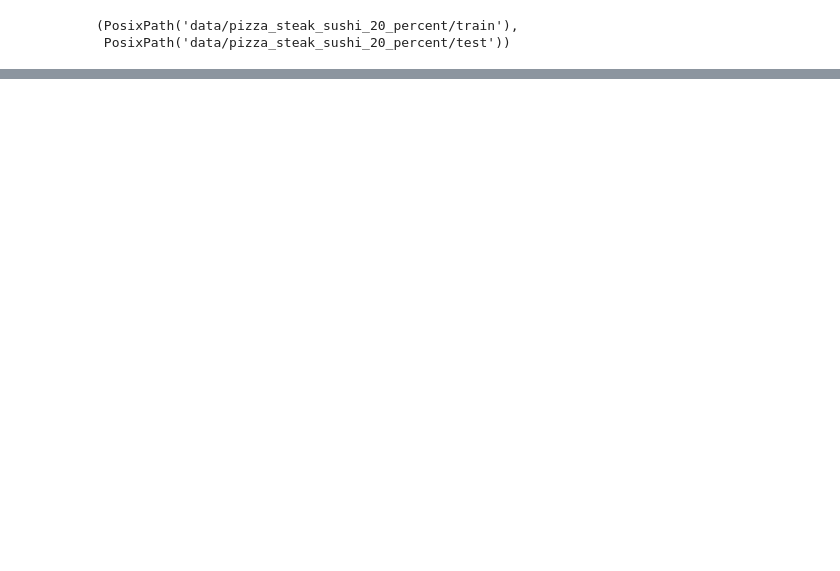
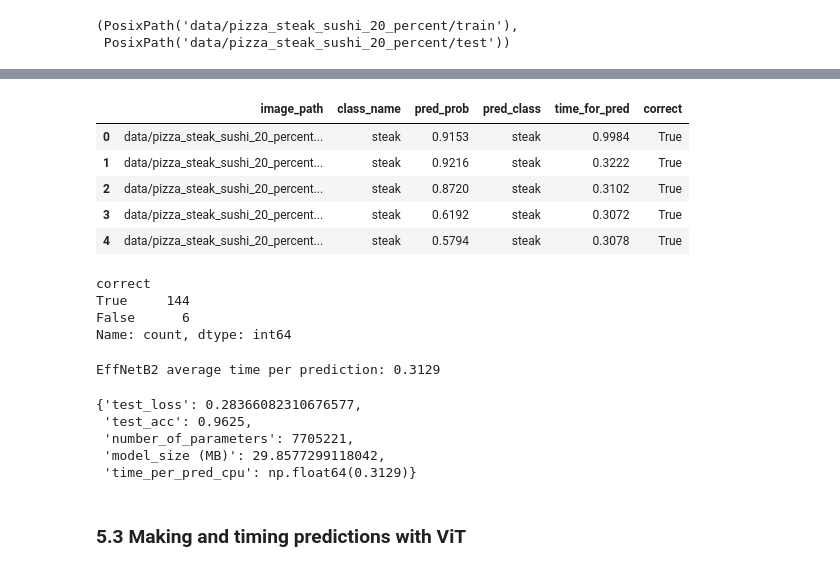
Before and after one commit to mchojna/pytorch-course, a Jupyter notebook: 09_pytorch_model_deployment/09_pytorch_model_deployment.ipynb, the cells around one changed output, grey strips where cells are left out. Saved outputs shown, nothing was run; the diff lists cells and outputs as text; code cells hidden in the pictures; blank space fills up the shorter version.

```diff
--- a/09_pytorch_model_deployment/09_pytorch_model_deployment.ipynb
+++ b/09_pytorch_model_deployment/09_pytorch_model_deployment.ipynb
@@ -61,0 +486,6 @@ train_dir, test_dir
+# %%
+from pathlib import Path
+
+# Get all test data paths
+test_data_paths = list(Path(test_dir).glob("*/*.jpg"))
+test_data_paths[:5]
@@ -61,0 +592,7 @@ train_dir, test_dir
+# %%
+# Make predictions test dataset with EffNetB2
+effnetb2_test_pred_dicts = pred_and_store(paths=test_data_paths,
+                                          model=effnetb2,
+                                          transform=effnetb2_transforms,
+                                          class_names=class_names,
+                                          device="cpu") # hardcode predictions to happen on CPU
@@ -61,0 +614,38 @@ train_dir, test_dir
+# %%
+# Turn the test_pred_dicts into a DataFrame
+import pandas as pd
+effnetb2_test_pred_df = pd.DataFrame(effnetb2_test_pred_dicts)
+effnetb2_test_pred_df.head()
+# %% [output]
+|  | image_path | class_name | pred_prob | pred_class | time_for_pred | correct |
+| 0 | data/pizza_steak_sushi_20_percent... | steak | 0.9153 | steak | 0.9984 | True |
+| 1 | data/pizza_steak_sushi_20_percent... | steak | 0.9216 | steak | 0.3222 | True |
+| 2 | data/pizza_steak_sushi_20_percent... | steak | 0.8720 | steak | 0.3102 | True |
+| 3 | data/pizza_steak_sushi_20_percent... | steak | 0.6192 | steak | 0.3072 | True |
+| 4 | data/pizza_steak_sushi_20_percent... | steak | 0.5794 | steak | 0.3078 | True |
+# %%
+# Check number of correct predictions
+effnetb2_test_pred_df.correct.value_counts()
+# %% [output]
+correct
+True     144
+False      6
+Name: count, dtype: int64
+# %%
+# Find the average time per prediction
+effnetb2_average_time_per_pred = round(effnetb2_test_pred_df.time_for_pred.mean(), 4)
+print(f"EffNetB2 average time per prediction: {effnetb2_average_time_per_pred}")
+# %% [output]
+EffNetB2 average time per prediction: 0.3129
+# %%
+# Add time per pred to EffNetB2 stats dictionary
+effnetb2_stats["time_per_pred_cpu"] = effnetb2_average_time_per_pred
+effnetb2_stats
+# %% [output]
+{'test_loss': 0.28366082310676577,
+ 'test_acc': 0.9625,
+ 'number_of_parameters': 7705221,
+ 'model_size (MB)': 29.8577299118042,
+ 'time_per_pred_cpu': np.float64(0.3129)}
+# %% [markdown]
+### 5.3 Making and timing predictions with ViT
```
Also changed, not shown: parts of 75 cells of this notebook, 3 other files.
